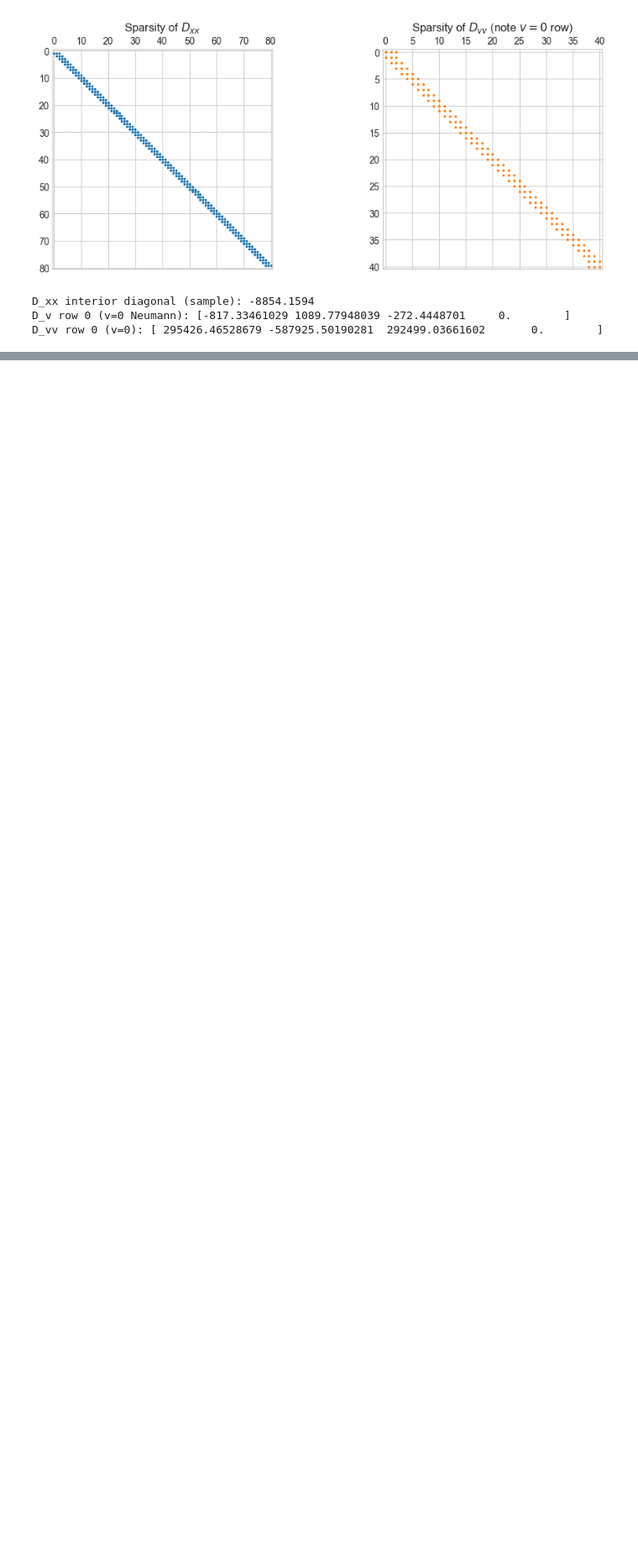
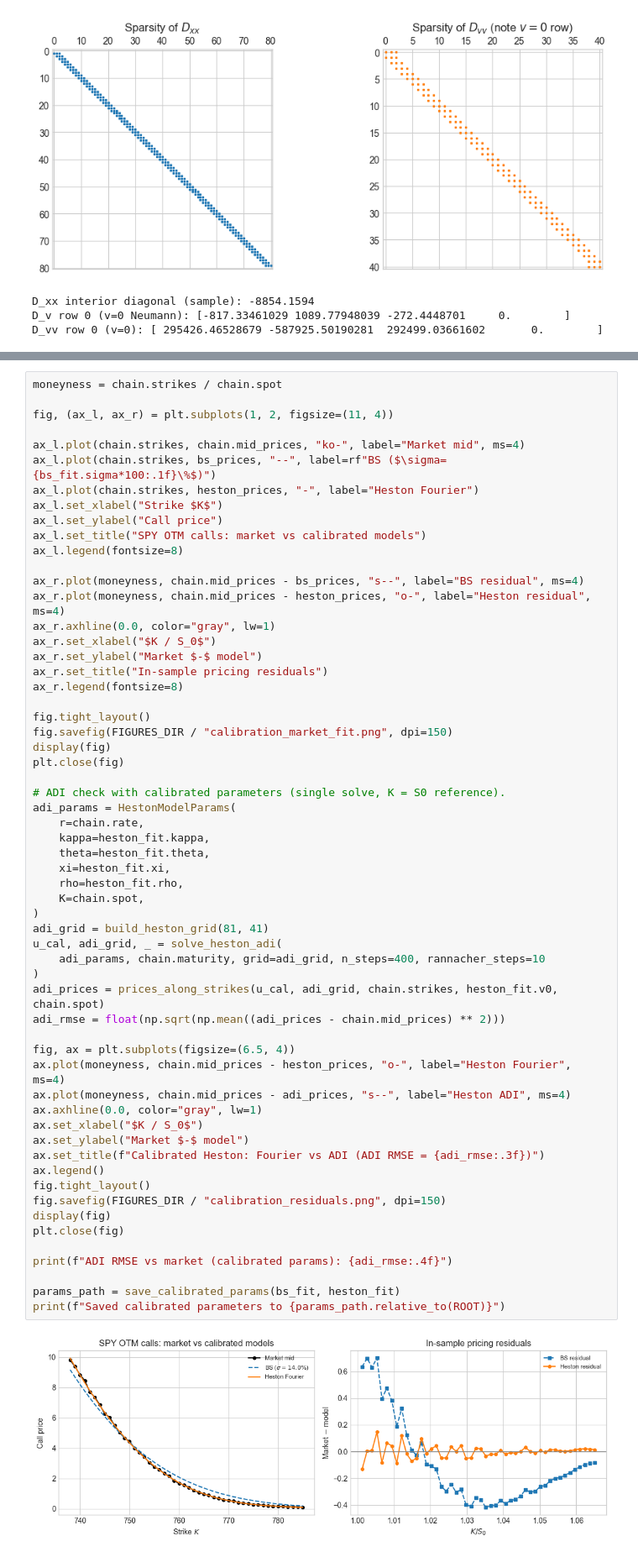
Before and after one commit to Fm1sk13w/Heston-Model, a Jupyter notebook: heston_pde_project.ipynb, the cells around one changed output, grey strips where cells are left out. Shown at 84% size. Drawn from its saved outputs; the diff is of its cells as text; blank space fills up the shorter version.

```diff
--- a/heston_pde_project.ipynb
+++ b/heston_pde_project.ipynb
@@ -343,0 +558,61 @@ D_vv row 0 (v=0): [ 295426.46528679 -587925.50190281  292499.03661602       0.
+# %%
+moneyness = chain.strikes / chain.spot
+
+fig, (ax_l, ax_r) = plt.subplots(1, 2, figsize=(11, 4))
+
+ax_l.plot(chain.strikes, chain.mid_prices, "ko-", label="Market mid", ms=4)
+ax_l.plot(chain.strikes, bs_prices, "--", label=rf"BS ($\sigma={bs_fit.sigma*100:.1f}\%$)")
+ax_l.plot(chain.strikes, heston_prices, "-", label="Heston Fourier")
+ax_l.set_xlabel("Strike $K$")
+ax_l.set_ylabel("Call price")
+ax_l.set_title("SPY OTM calls: market vs calibrated models")
+ax_l.legend(fontsize=8)
+
+ax_r.plot(moneyness, chain.mid_prices - bs_prices, "s--", label="BS residual", ms=4)
+ax_r.plot(moneyness, chain.mid_prices - heston_prices, "o-", label="Heston residual", ms=4)
+ax_r.axhline(0.0, color="gray", lw=1)
+ax_r.set_xlabel("$K / S_0$")
+ax_r.set_ylabel("Market $-$ model")
+ax_r.set_title("In-sample pricing residuals")
+ax_r.legend(fontsize=8)
+
+fig.tight_layout()
+fig.savefig(FIGURES_DIR / "calibration_market_fit.png", dpi=150)
+display(fig)
+plt.close(fig)
+
+# ADI check with calibrated parameters (single solve, K = S0 reference).
+adi_params = HestonModelParams(
+    r=chain.rate,
+    kappa=heston_fit.kappa,
+    theta=heston_fit.theta,
+    xi=heston_fit.xi,
+    rho=heston_fit.rho,
+    K=chain.spot,
+)
+adi_grid = build_heston_grid(81, 41)
+u_cal, adi_grid, _ = solve_heston_adi(
+    adi_params, chain.maturity, grid=adi_grid, n_steps=400, rannacher_steps=10
+)
+adi_prices = prices_along_strikes(u_cal, adi_grid, chain.strikes, heston_fit.v0, chain.spot)
+adi_rmse = float(np.sqrt(np.mean((adi_prices - chain.mid_prices) ** 2)))
+
+fig, ax = plt.subplots(figsize=(6.5, 4))
+ax.plot(moneyness, chain.mid_prices - heston_prices, "o-", label="Heston Fourier", ms=4)
+ax.plot(moneyness, chain.mid_prices - adi_prices, "s--", label="Heston ADI", ms=4)
+ax.axhline(0.0, color="gray", lw=1)
+ax.set_xlabel("$K / S_0$")
+ax.set_ylabel("Market $-$ model")
+ax.set_title(f"Calibrated Heston: Fourier vs ADI (ADI RMSE = {adi_rmse:.3f})")
+ax.legend()
+fig.tight_layout()
+fig.savefig(FIGURES_DIR / "calibration_residuals.png", dpi=150)
+display(fig)
+plt.close(fig)
+
+print(f"ADI RMSE vs market (calibrated params): {adi_rmse:.4f}")
+
+params_path = save_calibrated_params(bs_fit, heston_fit)
+print(f"Saved calibrated parameters to {params_path.relative_to(ROOT)}")
+# %% [output]
+[figure, added]
```
Also changed, not shown: parts of 20 cells of this notebook, 28 other files.
